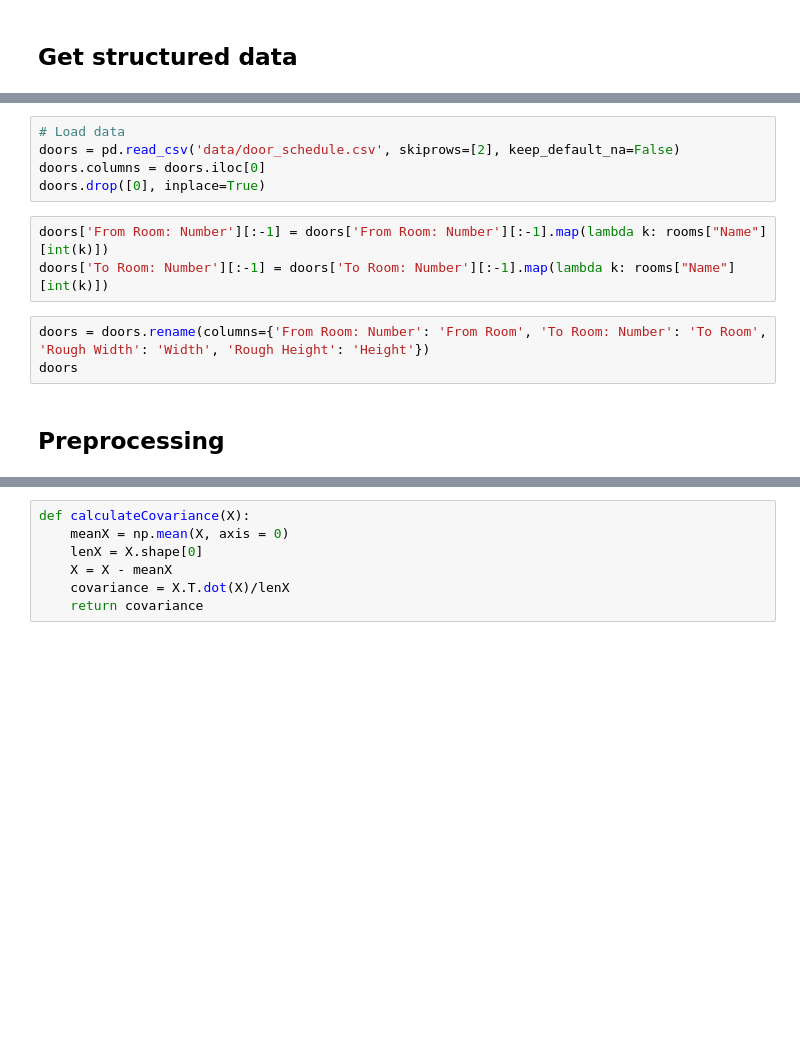
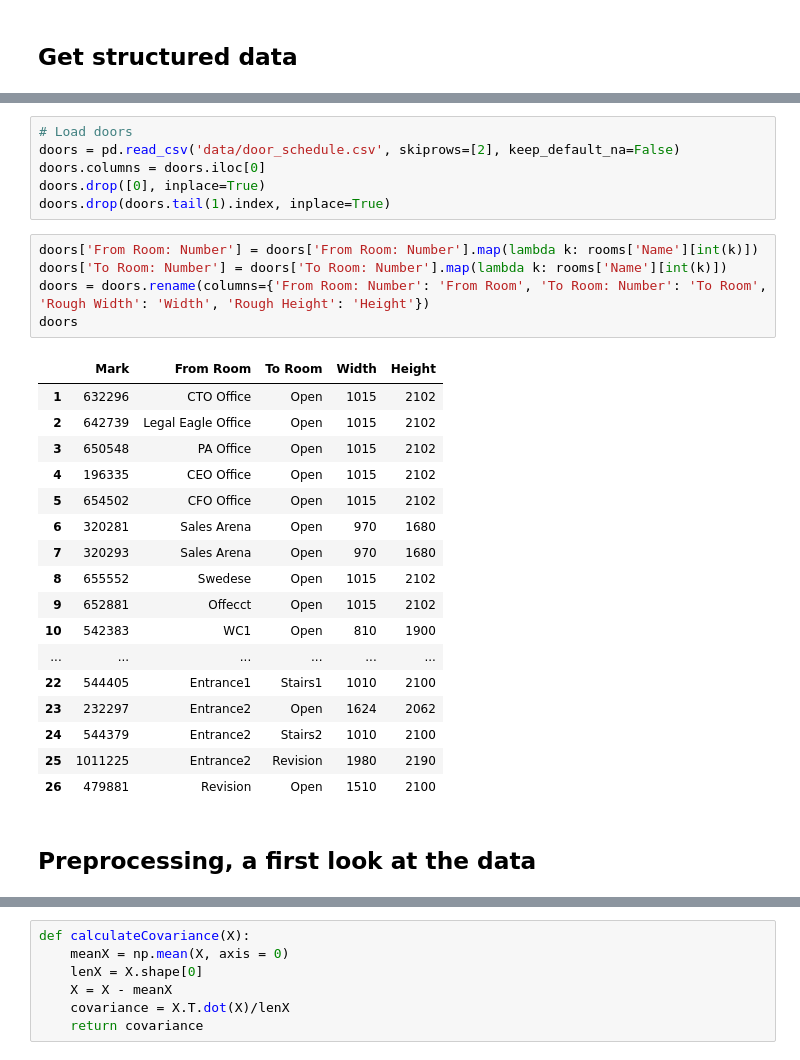
Before and after one commit to GAnagno/Social-Web, a Jupyter notebook: Room Graph.ipynb, the cells around one changed output, grey strips where cells are left out. Saved outputs shown, nothing was run; the diff lists cells and outputs as text; blank space fills up the shorter version.

```diff
--- a/Room Graph.ipynb
+++ b/Room Graph.ipynb
@@ -43,16 +61,34 @@ rooms
 # %%
-# Load data
+# Load doors
 doors = pd.read_csv('data/door_schedule.csv', skiprows=[2], keep_default_na=False)
 doors.columns = doors.iloc[0]
 doors.drop([0], inplace=True)
+doors.drop(doors.tail(1).index, inplace=True)
 # %%
-doors['From Room: Number'][:-1] = doors['From Room: Number'][:-1].map(lambda k: rooms["Name"][int(k)])
-doors['To Room: Number'][:-1] = doors['To Room: Number'][:-1].map(lambda k: rooms["Name"][int(k)])
+doors['From Room: Number'] = doors['From Room: Number'].map(lambda k: rooms['Name'][int(k)])
+doors['To Room: Number'] = doors['To Room: Number'].map(lambda k: rooms['Name'][int(k)])
+doors = doors.rename(columns={'From Room: Number': 'From Room', 'To Room: Number': 'To Room', 'Rough Width': 'Width', 'Rough Height': 'Height'})
+doors
+# %% [output]
+|  | Mark | From Room | To Room | Width | Height |
+| 1 | 632296 | CTO Office | Open | 1015 | 2102 |
+| 2 | 642739 | Legal Eagle Office | Open | 1015 | 2102 |
+| 3 | 650548 | PA Office | Open | 1015 | 2102 |
+| 4 | 196335 | CEO Office | Open | 1015 | 2102 |
+| 5 | 654502 | CFO Office | Open | 1015 | 2102 |
+| 6 | 320281 | Sales Arena | Open | 970 | 1680 |
+| 7 | 320293 | Sales Arena | Open | 970 | 1680 |
+| 8 | 655552 | Swedese | Open | 1015 | 2102 |
+| 9 | 652881 | Offecct | Open | 1015 | 2102 |
+| 10 | 542383 | WC1 | Open | 810 | 1900 |
+| ... | ... | ... | ... | ... | ... |
+| 22 | 544405 | Entrance1 | Stairs1 | 1010 | 2100 |
+| 23 | 232297 | Entrance2 | Open | 1624 | 2062 |
+| 24 | 544379 | Entrance2 | Stairs2 | 1010 | 2100 |
+| 25 | 1011225 | Entrance2 | Revision | 1980 | 2190 |
+| 26 | 479881 | Revision | Open | 1510 | 2100 |
-# %%
-doors = doors.rename(columns={'From Room: Number': 'From Room', 'To Room: Number': 'To Room', 'Rough Width': 'Width', 'Rough Height': 'Height'})
-doors
-# %% [markdown]
-## Preprocessing
+# %% [markdown]
+## Preprocessing, a first look at the data
 # %%
 def plotDataAndCov(data):
     ACov = np.cov(data, rowvar=False, bias=True)
```
Also changed, not shown: parts of 17 cells of this notebook.
